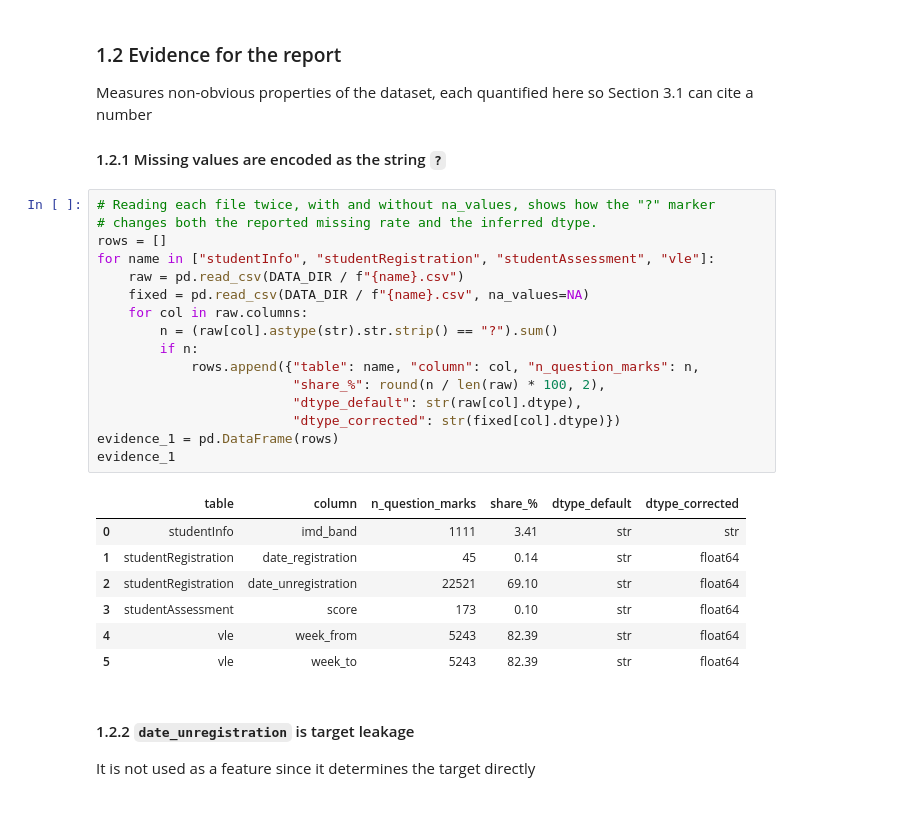
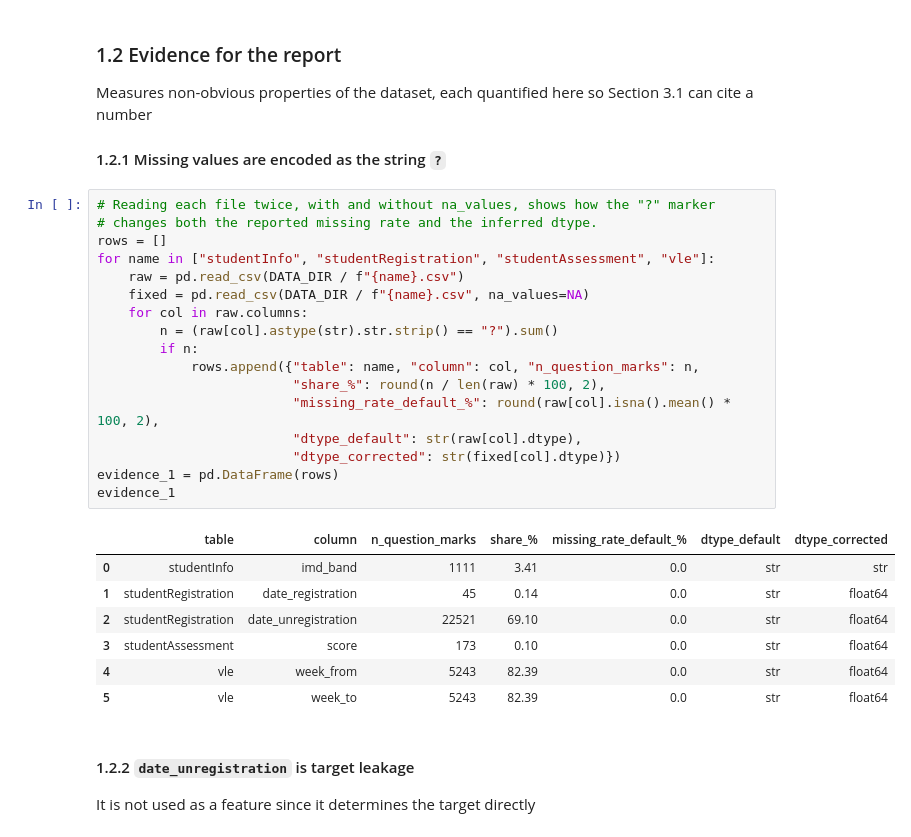
Before and after one commit to guangyu11/OULAD-Prediction, a Jupyter notebook: main.ipynb, the cells around one changed output. Saved outputs shown, nothing was run; the diff lists cells and outputs as text.

Commit message:
Add missing output

```diff
--- a/main.ipynb
+++ b/main.ipynb
@@ -123,27 +123,28 @@ Measures non-obvious properties of the dataset, each quantified here so Section
 # %%
 # Reading each file twice, with and without na_values, shows how the "?" marker
 # changes both the reported missing rate and the inferred dtype.
 rows = []
 for name in ["studentInfo", "studentRegistration", "studentAssessment", "vle"]:
     raw = pd.read_csv(DATA_DIR / f"{name}.csv")
     fixed = pd.read_csv(DATA_DIR / f"{name}.csv", na_values=NA)
     for col in raw.columns:
         n = (raw[col].astype(str).str.strip() == "?").sum()
         if n:
             rows.append({"table": name, "column": col, "n_question_marks": n,
                          "share_%": round(n / len(raw) * 100, 2),
+                         "missing_rate_default_%": round(raw[col].isna().mean() * 100, 2),
                          "dtype_default": str(raw[col].dtype),
                          "dtype_corrected": str(fixed[col].dtype)})
 evidence_1 = pd.DataFrame(rows)
 evidence_1
 # %% [output]
-|  | table | column | n_question_marks | share_% | dtype_default | dtype_corrected |
-| 0 | studentInfo | imd_band | 1111 | 3.41 | str | str |
-| 1 | studentRegistration | date_registration | 45 | 0.14 | str | float64 |
-| 2 | studentRegistration | date_unregistration | 22521 | 69.10 | str | float64 |
-| 3 | studentAssessment | score | 173 | 0.10 | str | float64 |
-| 4 | vle | week_from | 5243 | 82.39 | str | float64 |
-| 5 | vle | week_to | 5243 | 82.39 | str | float64 |
+|  | table | column | n_question_marks | share_% | missing_rate_default_% | dtype_default | dtype_corrected |
+| 0 | studentInfo | imd_band | 1111 | 3.41 | 0.0 | str | str |
+| 1 | studentRegistration | date_registration | 45 | 0.14 | 0.0 | str | float64 |
+| 2 | studentRegistration | date_unregistration | 22521 | 69.10 | 0.0 | str | float64 |
+| 3 | studentAssessment | score | 173 | 0.10 | 0.0 | str | float64 |
+| 4 | vle | week_from | 5243 | 82.39 | 0.0 | str | float64 |
+| 5 | vle | week_to | 5243 | 82.39 | 0.0 | str | float64 |
 # %% [markdown]
 #### 1.2.2 `date_unregistration` is target leakage
 It is not used as a feature since it determines the target directly
```
